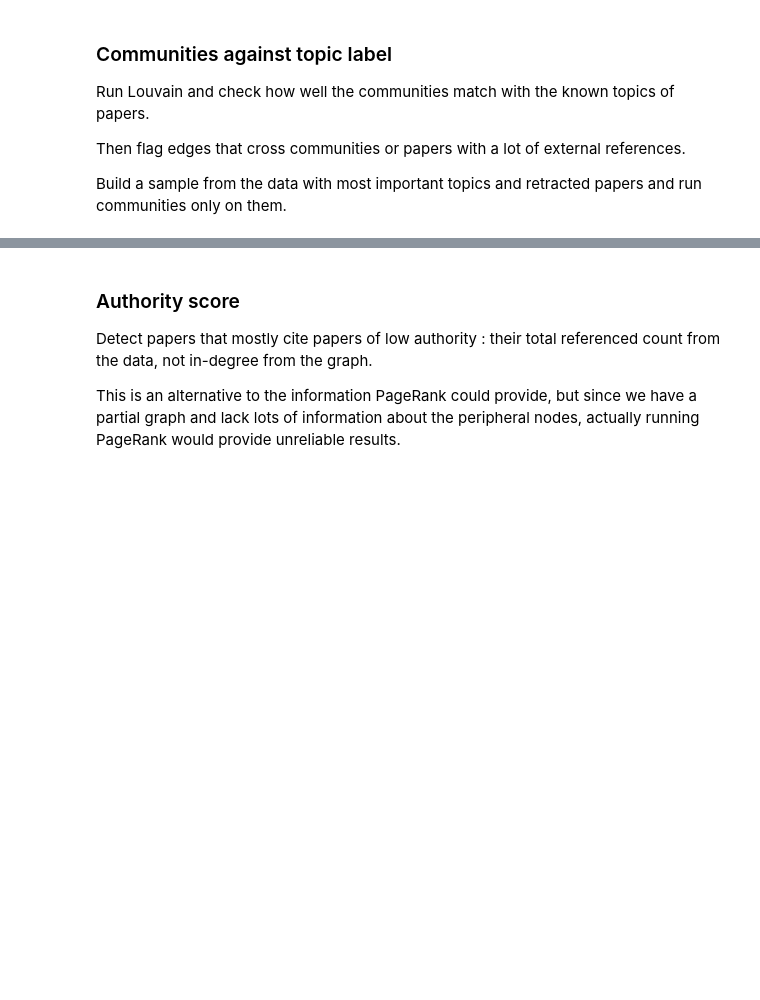
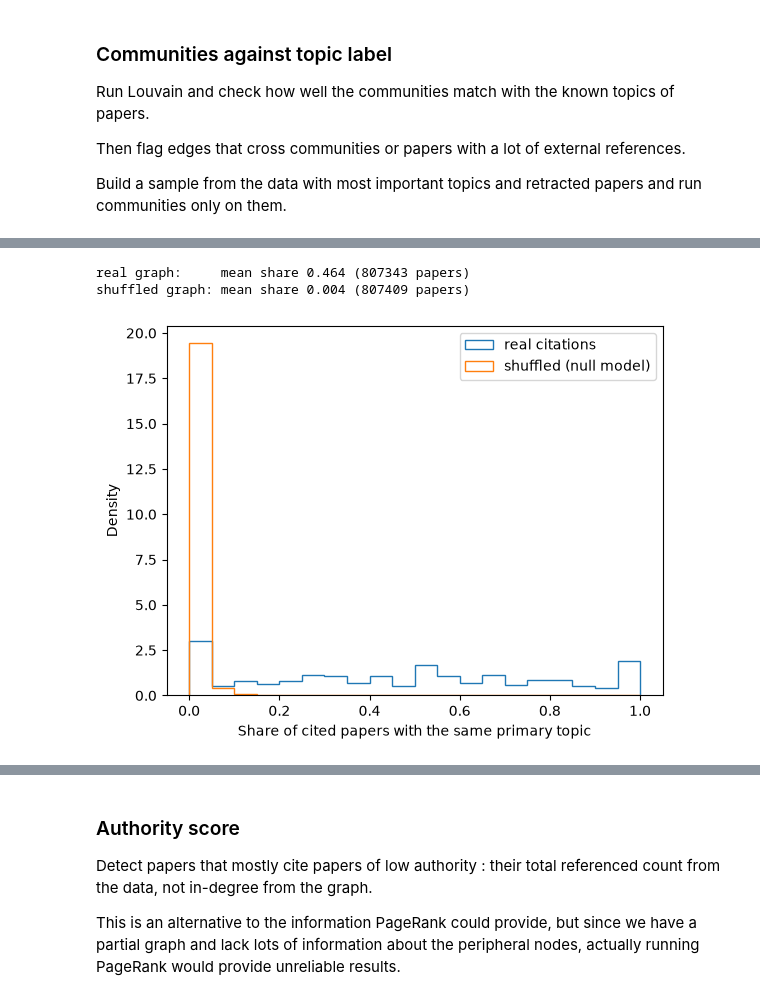
Before and after one commit to frasgp/finalproj, a Jupyter notebook: exploration.ipynb, the cells around one changed output, grey strips where cells are left out. Saved outputs shown, nothing was run; the diff lists cells and outputs as text; code cells hidden in the pictures; blank space fills up the shorter version.

```diff
--- a/exploration.ipynb
+++ b/exploration.ipynb
@@ -808,0 +889,34 @@ graph_df = graph_df.merge(
+# %%
+MIN_CITATIONS = 1
+
+edge_list = pd.DataFrame(list(graph.edges), columns=["source", "target"])
+source_topic = edge_list["source"].map(topic_of)
+target_topic = edge_list["target"].map(topic_of)
+
+# null model: every paper keeps its number of citations, but which topics it cites is shuffled
+shuffled_target_topic = pd.Series(target_topic.sample(frac=1, random_state=0).to_numpy(), index=edge_list.index)
+
+def shares_per_paper(source: pd.Series, source_topic: pd.Series, target_topic: pd.Series) -> pd.DataFrame:
+    """Per citing paper: share of its citations with the same primary topic, and how many citations that is based on."""
+    valid = source_topic.notna() & target_topic.notna()
+    same_topic = source_topic[valid] == target_topic[valid]
+    return same_topic.groupby(source[valid]).agg(share="mean", n="size")
+
+real = shares_per_paper(edge_list["source"], source_topic, target_topic)
+null = shares_per_paper(edge_list["source"], source_topic, shuffled_target_topic)
+
+real_shares = real.query("n >= @MIN_CITATIONS")["share"]
+null_shares = null.query("n >= @MIN_CITATIONS")["share"]
+print(f"real graph:     mean share {real_shares.mean():.3f} ({len(real_shares)} papers)")
+print(f"shuffled graph: mean share {null_shares.mean():.3f} ({len(null_shares)} papers)")
+
+plt.hist(real_shares, bins=20, range=(0, 1), density=True, histtype="step", label="real citations")
+plt.hist(null_shares, bins=20, range=(0, 1), density=True, histtype="step", label="shuffled (null model)")
+plt.xlabel("Share of cited papers with the same primary topic")
+plt.ylabel("Density")
+plt.legend()
+plt.show()
+# %% [output]
+real graph:     mean share 0.464 (807343 papers)
+shuffled graph: mean share 0.004 (807409 papers)
+[figure, added]
```
Also changed, not shown: parts of 31 cells of this notebook.
